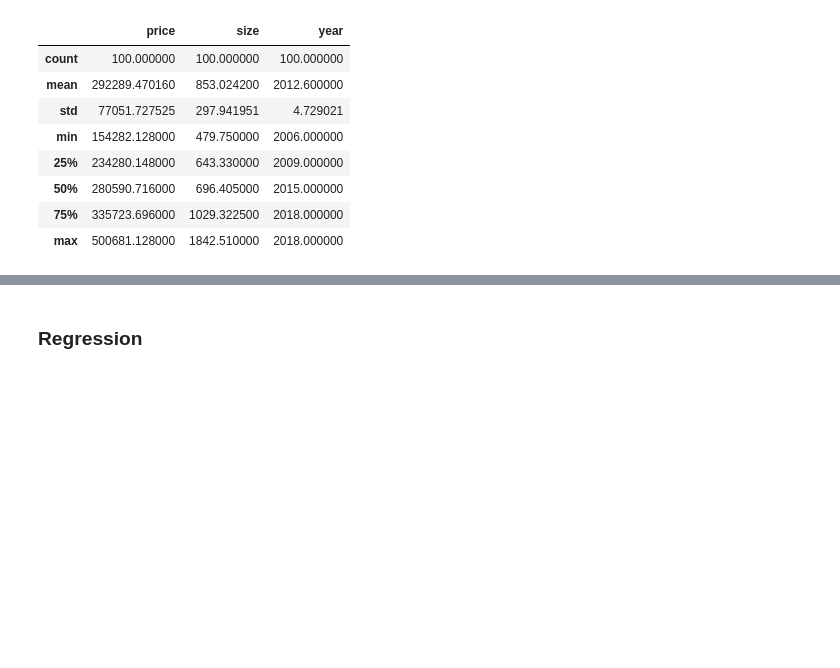
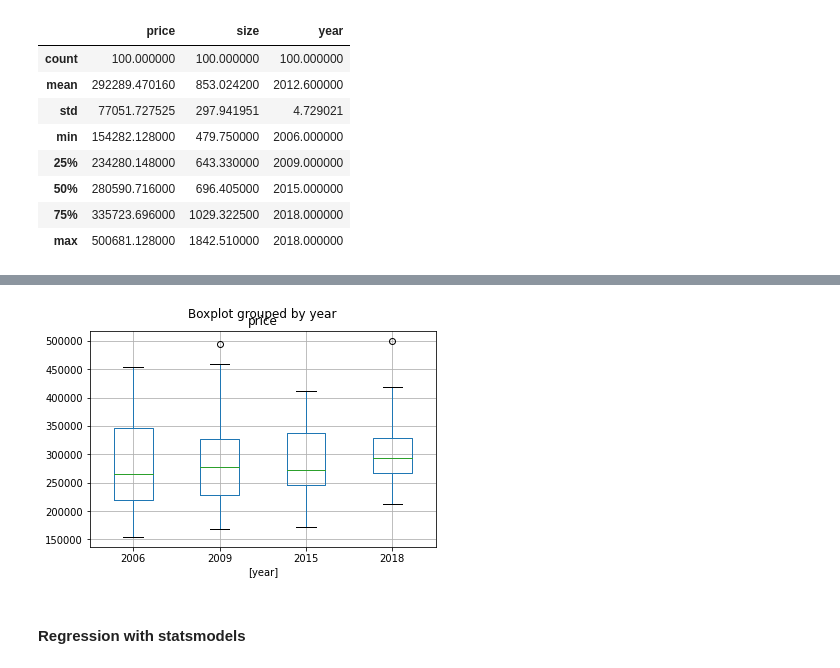
Before and after one commit to MarcoCalbucci/DataAnalytics, a Jupyter notebook: PredictiveModeling/Regression/MultipleLinearRegression/Examples/real_estate.ipynb, the cells around one changed output, grey strips where cells are left out. Cells and saved outputs as stored; diff of their text form; code cells hidden in the pictures; blank space fills up the shorter version.

```diff
--- a/PredictiveModeling/Regression/MultipleLinearRegression/Examples/real_estate.ipynb
+++ b/PredictiveModeling/Regression/MultipleLinearRegression/Examples/real_estate.ipynb
@@ -55,8 +54,12 @@ df.describe()
+# %%
+df.boxplot(column=['price',], by=['year']);
+# %% [output]
+[figure, added]
+# %% [markdown]
+#### Regression with statsmodels
 # %%
 y = df['price']
 X = df[['size','year']]
-# %% [markdown]
-### Regression
 # %%
 X1 = sm.add_constant(X)
 results = sm.OLS(y,X1).fit()
```
Also changed, not shown: parts of 16 cells of this notebook, 1 other file.
